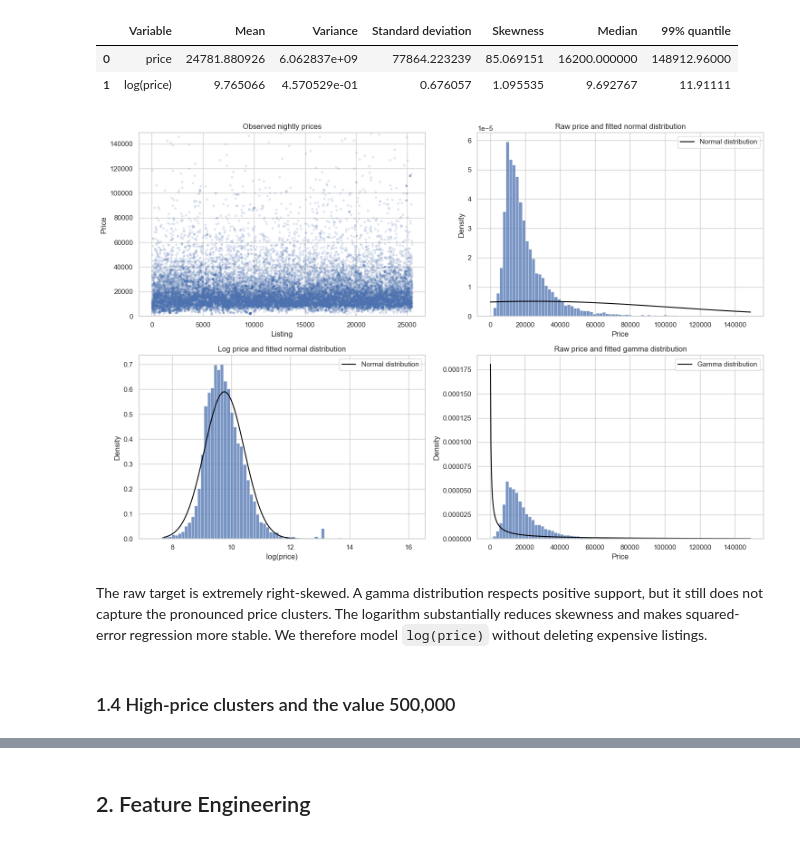
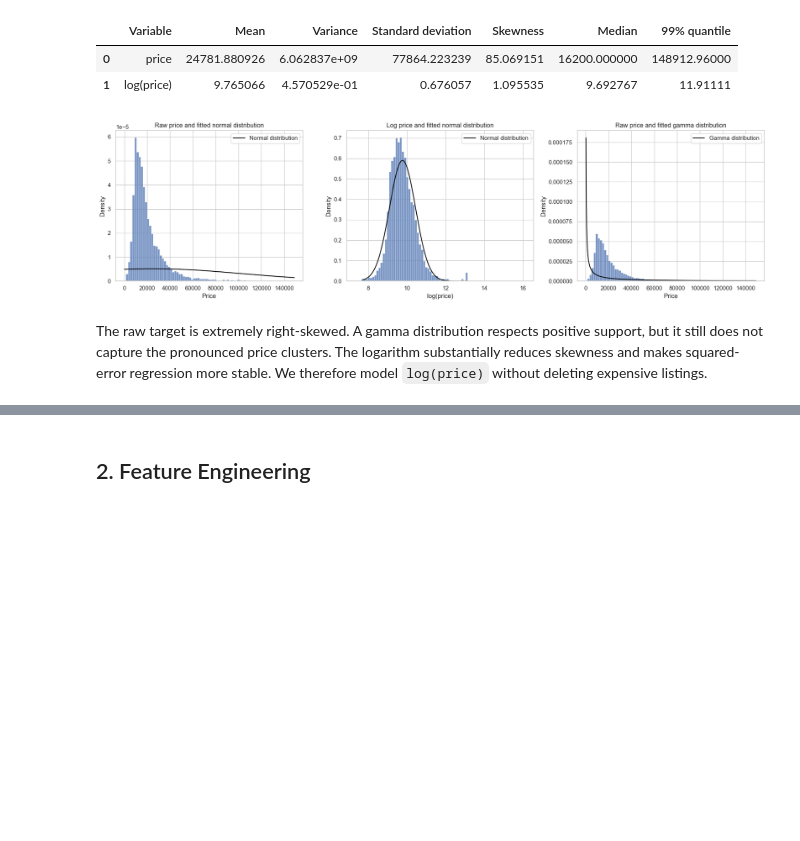
Before and after one commit to DrOetker007/Machine-Learning, a Jupyter notebook: Final_Project/airbnb_price_prediction.ipynb, the cells around one changed output, grey strips where cells are left out. Drawn from its saved outputs; the diff is of its cells as text; code cells hidden in the pictures; blank space fills up the shorter version.

Commit message:
Finalize Airbnb price prediction project

```diff
--- a/Final_Project/airbnb_price_prediction.ipynb
+++ b/Final_Project/airbnb_price_prediction.ipynb
@@ -121,56 +103,46 @@ raw_variance = price.var(ddof = 0)
 log_mean = log_price.mean()
 log_standard_deviation = log_price.std(ddof = 0)
 gamma_shape = raw_mean ** 2 / raw_variance
 gamma_scale = raw_variance / raw_mean
 
 raw_limit = price.quantile(0.99)
 raw_grid = np.linspace(0, raw_limit, 500)
 log_grid = np.linspace(log_price.quantile(0.001), log_price.quantile(0.999), 500)
 
-fig, axes = plt.subplots(2, 2, figsize = (15, 10))
-axes[0, 0].scatter(np.arange(len(price)), price, alpha = 0.12, s = 8)
-axes[0, 0].set(
-    title = "Observed nightly prices",
-    xlabel = "Listing",
-    ylabel = "Price",
-    ylim = (0, raw_limit),
-)
-
-sns.histplot(price[price <= raw_limit], bins = 80, stat = "density", ax = axes[0, 1])
-axes[0, 1].plot(
+fig, axes = plt.subplots(1, 3, figsize = (18, 5))
+sns.histplot(price[price <= raw_limit], bins = 80, stat = "density", ax = axes[0])
+axes[0].plot(
     raw_grid,
     stats.norm.pdf(raw_grid, loc = raw_mean, scale = np.sqrt(raw_variance)),
     color = "black",
     label = "Normal distribution",
 )
-axes[0, 1].set(title = "Raw price and fitted normal distribution", xlabel = "Price")
-axes[0, 1].legend()
+axes[0].set(title = "Raw price and fitted normal distribution", xlabel = "Price")
+axes[0].legend()
 
-sns.histplot(log_price, bins = 80, stat = "density", ax = axes[1, 0])
-axes[1, 0].plot(
+sns.histplot(log_price, bins = 80, stat = "density", ax = axes[1])
+axes[1].plot(
     log_grid,
     stats.norm.pdf(log_grid, loc = log_mean, scale = log_standard_deviation),
     color = "black",
     label = "Normal distribution",
 )
-axes[1, 0].set(title = "Log price and fitted normal distribution", xlabel = "log(price)")
-axes[1, 0].legend()
+axes[1].set(title = "Log price and fitted normal distribution", xlabel = "log(price)")
+axes[1].legend()
 
-sns.histplot(price[price <= raw_limit], bins = 80, stat = "density", ax = axes[1, 1])
-axes[1, 1].plot(
+sns.histplot(price[price <= raw_limit], bins = 80, stat = "density", ax = axes[2])
+axes[2].plot(
     raw_grid,
     stats.gamma.pdf(raw_grid, a = gamma_shape, loc = 0, scale = gamma_scale),
     color = "black",
     label = "Gamma distribution",
 )
-axes[1, 1].set(title = "Raw price and fitted gamma distribution", xlabel = "Price")
-axes[1, 1].legend()
+axes[2].set(title = "Raw price and fitted gamma distribution", xlabel = "Price")
+axes[2].legend()
 
 plt.tight_layout()
 plt.show()
 # %% [output]
-[figure, old version]
+[figure, new version]
 # %% [markdown]
 The raw target is extremely right-skewed. A gamma distribution respects positive support, but it still does not capture the pronounced price clusters. The logarithm substantially reduces skewness and makes squared-error regression more stable. We therefore model `log(price)` without deleting expensive listings.
-# %% [markdown]
-### 1.4 High-price clusters and the value 500,000
```
Also changed, not shown: parts of 20 cells of this notebook, 1 other file.
